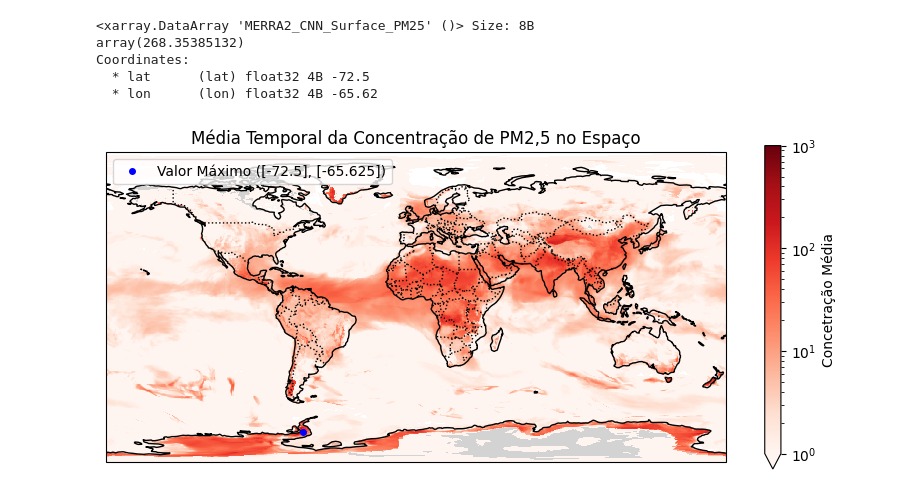
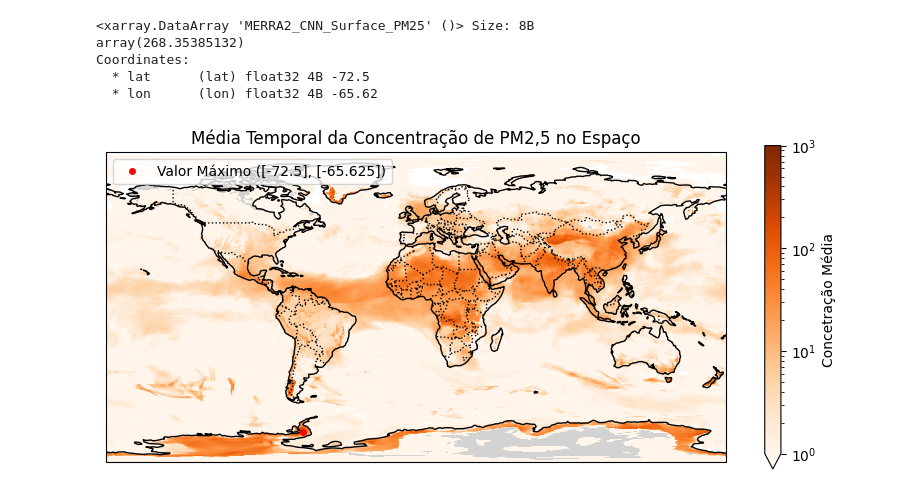
Before and after one commit to Bianca-bonetti/ENS410064, a Jupyter notebook: Atividade04.ipynb, the cells around one changed output. Drawn from its saved outputs; the diff is of its cells as text; code cells hidden in the pictures.

```diff
--- a/Atividade04.ipynb
+++ b/Atividade04.ipynb
@@ -105,25 +105,25 @@ Coordinates:
 # %%
 import matplotlib.pyplot as plt
 from matplotlib.colors import LogNorm
 import cartopy.crs as ccrs  # Sistema de coordenadas Cartopy
 import cartopy.feature as cfeature  # Recursos como costas e fronteiras
 
 # Criar a figura e especificar a projeção
 norm = LogNorm(vmin=1, vmax=1000)
 fig, ax = plt.subplots(figsize=(10, 6), subplot_kw={'projection': ccrs.PlateCarree()})
 
 # Plotar os dados
 
-mediatime.plot(ax=ax, transform=ccrs.PlateCarree(), cmap='Reds', norm=norm,cbar_kwargs={'shrink':0.7,'label':'Concetração Média'})
-ax.plot(lon, lat, 'ro', markersize=4,color='blue', label=f'Valor Máximo ({lat}, {lon})')
+mediatime.plot(ax=ax, transform=ccrs.PlateCarree(), cmap='Oranges', norm=norm,cbar_kwargs={'shrink':0.7,'label':'Concetração Média'})
+ax.plot(lon, lat, 'ro', markersize=4,color='red', label=f'Valor Máximo ({lat}, {lon})')
 ax.legend(loc='upper left')
 # Adicionar o mapa-múndi com costas e fronteiras
 ax.coastlines()  # Desenhar as linhas costeiras
 ax.add_feature(cfeature.BORDERS, linestyle=':')  # Adicionar fronteiras dos países
 ax.add_feature(cfeature.LAND, facecolor='lightgray')  # Adicionar continentes em cinza claro
 plt.title('Média Temporal da Concentração de PM2,5 no Espaço')
 plt.show()
 # %% [output]
-[figure, old version]
+[figure, new version]
 # %%
 #plotar maximos das logitudes
```
Also changed, not shown: parts of 7 cells of this notebook.
